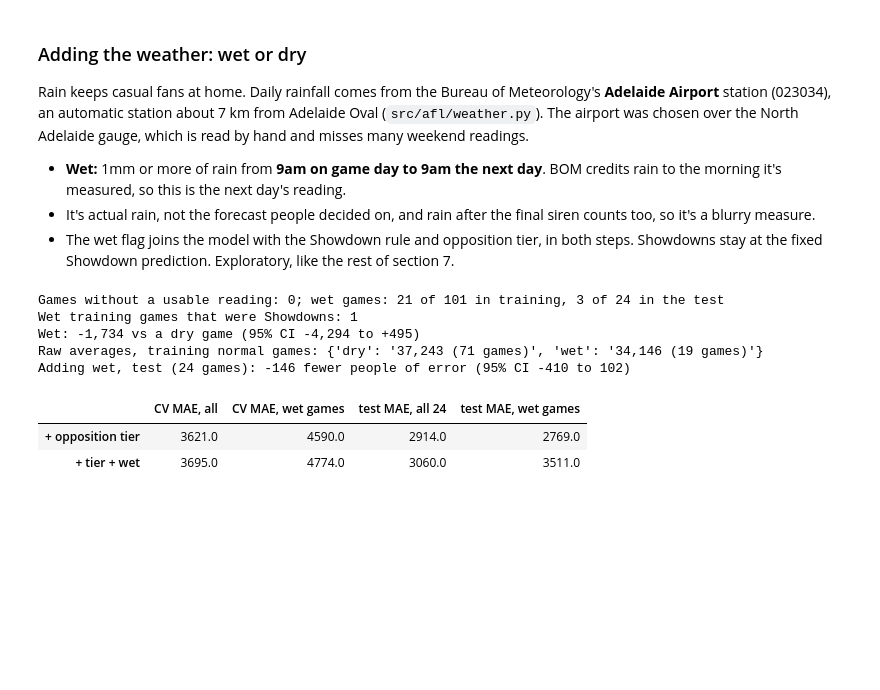
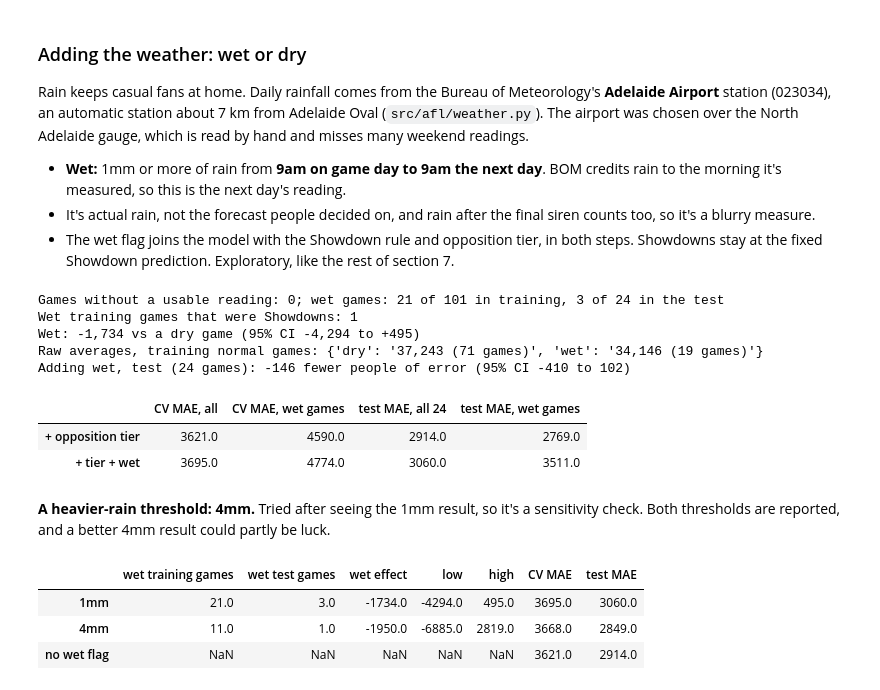
Before and after one commit to pete1729/afl-analytics, a Jupyter notebook: notebooks/09_port_home_attendance.ipynb, the cells around one changed output. Saved outputs shown, nothing was run; the diff lists cells and outputs as text; code cells hidden in the pictures; blank space fills up the shorter version.

Commit message:
Check a 4mm wet threshold alongside 1mm
Co-Authored-By: Claude Opus 5.5 <noreply@anthropic.com>

```diff
--- a/notebooks/09_port_home_attendance.ipynb
+++ b/notebooks/09_port_home_attendance.ipynb
@@ -974,9 +974,9 @@ print("Wet training games that were Showdowns:", train5.loc[train5["wet"], "show
 
 
 def features_wet(df: pd.DataFrame, level: pd.Series | None = None) -> pd.DataFrame:
-    """The opposition-tier model's variables plus wet (1mm+ of rain)."""
+    """The opposition-tier model's variables plus wet (see the threshold where `wet` is set)."""
     X = features_tier(df, level)
-    X["Wet (1mm+)"] = df["wet"] * 1.0
+    X["Wet"] = df["wet"] * 1.0
     return X
 
 
@@ -986,8 +986,8 @@ X_wet = features_wet(no_sd, rule_wet[1])
 rng = np.random.default_rng(SEED)
 boot_wet = pd.DataFrame([ols(X_wet.iloc[idx], no_sd["attendance"].iloc[idx])
                          for idx in (rng.integers(0, len(no_sd), len(no_sd)) for _ in range(N_BOOT))])
-print(f"Wet: {rule_wet[0]['Wet (1mm+)']:+,.0f} vs a dry game "
-      f"(95% CI {boot_wet['Wet (1mm+)'].quantile(0.025):+,.0f} to {boot_wet['Wet (1mm+)'].quantile(0.975):+,.0f})")
+print(f"Wet: {rule_wet[0]['Wet']:+,.0f} vs a dry game "
+      f"(95% CI {boot_wet['Wet'].quantile(0.025):+,.0f} to {boot_wet['Wet'].quantile(0.975):+,.0f})")
 
 raw_wet = train5[train5["normal"]].groupby("wet")["attendance"].agg(["size", "mean"]).rename(index={False: "dry", True: "wet"})
 print("Raw averages, training normal games:", {k: f"{v:,.0f} ({n:.0f} games)" for k, n, v in raw_wet.itertuples()})
@@ -1021,6 +1021,47 @@ Adding wet, test (24 games): -146 fewer people of error (95% CI -410 to 102)
 |  | CV MAE, all | CV MAE, wet games | test MAE, all 24 | test MAE, wet games |
 | + opposition tier | 3621.0 | 4590.0 | 2914.0 | 2769.0 |
 | + tier + wet | 3695.0 | 4774.0 | 3060.0 | 3511.0 |
+# %% [markdown]
+**A heavier-rain threshold: 4mm.** Tried after seeing the 1mm result, so it's a
+sensitivity check. Both thresholds are reported, and a better 4mm result could
+partly be luck.
+# %%
+def wet_model(threshold: float) -> dict:
+    """Refit the tier + wet model with 'wet' meaning at least `threshold` mm; return its key numbers."""
+    for df in (games5, train5, test5):
+        df["wet"] = df["rain_mm"] >= threshold
+    rule_t = fit_rule(train5, features_wet)
+    no_sd_t = train5[~train5["showdown"]]
+    X_t = features_wet(no_sd_t, rule_t[1])
+    rng = np.random.default_rng(SEED)
+    boot_t = [ols(X_t.iloc[idx], no_sd_t["attendance"].iloc[idx])["Wet"]
+              for idx in (rng.integers(0, len(no_sd_t), len(no_sd_t)) for _ in range(N_BOOT))]
+    cv_pred = pd.concat([
+        predict_rule(*fit_rule(train5[train5["season"] != season], features_wet),
+                     train5[train5["season"] == season], features_wet)
+        for season in TRAIN])
+    test_abs = (predict_rule(*rule_t, test5, features_wet) - test5["attendance"]).abs()
+    return {
+        "wet training games": int(train5["wet"].sum()),
+        "wet test games": int(test5["wet"].sum()),
+        "wet effect": rule_t[0]["Wet"],
+        "low": np.percentile(boot_t, 2.5),
+        "high": np.percentile(boot_t, 97.5),
+        "CV MAE": mae(cv_pred, cv7["attendance"]),
+        "test MAE": test_abs.mean(),
+    }
+
+
+thresholds = pd.DataFrame({f"{t}mm": wet_model(t) for t in [1, 4]}).T
+thresholds.loc["no wet flag"] = {"CV MAE": mae(cv7["Tier"], cv7["attendance"]), "test MAE": test5["abs_Tier"].mean()}
+for df in (games5, train5, test5):  # put the 1mm flag back, as used above
+    df["wet"] = df["rain_mm"] >= 1
+thresholds.round(0)
+# %% [output]
+|  | wet training games | wet test games | wet effect | low | high | CV MAE | test MAE |
+| 1mm | 21.0 | 3.0 | -1734.0 | -4294.0 | 495.0 | 3695.0 | 3060.0 |
+| 4mm | 11.0 | 1.0 | -1950.0 | -6885.0 | 2819.0 | 3668.0 | 2849.0 |
+| no wet flag | NaN | NaN | NaN | NaN | NaN | 3621.0 | 2914.0 |
 # %% [markdown]
 # Results
 
```
Also changed, not shown: parts of 1 cell of this notebook, 1 other file.
